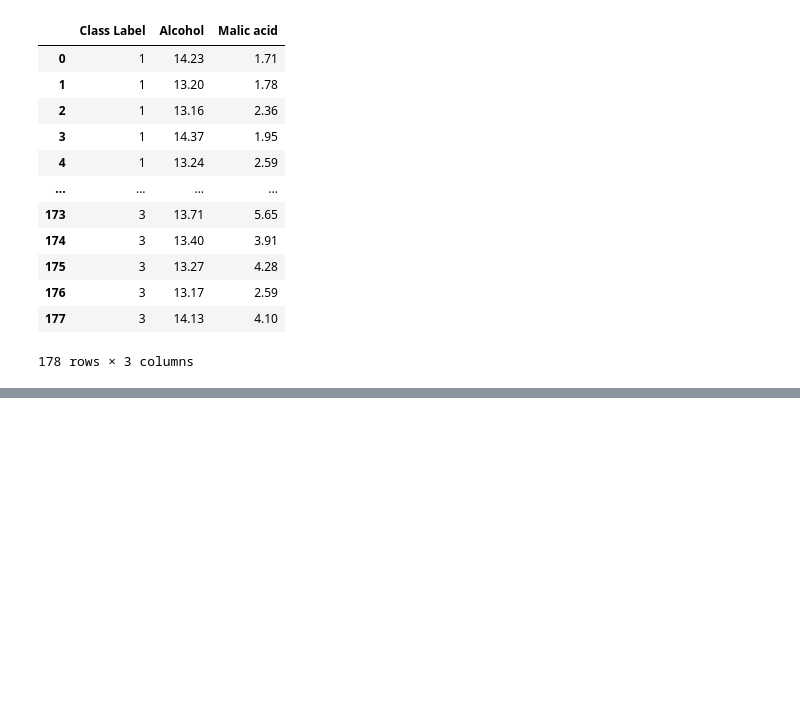
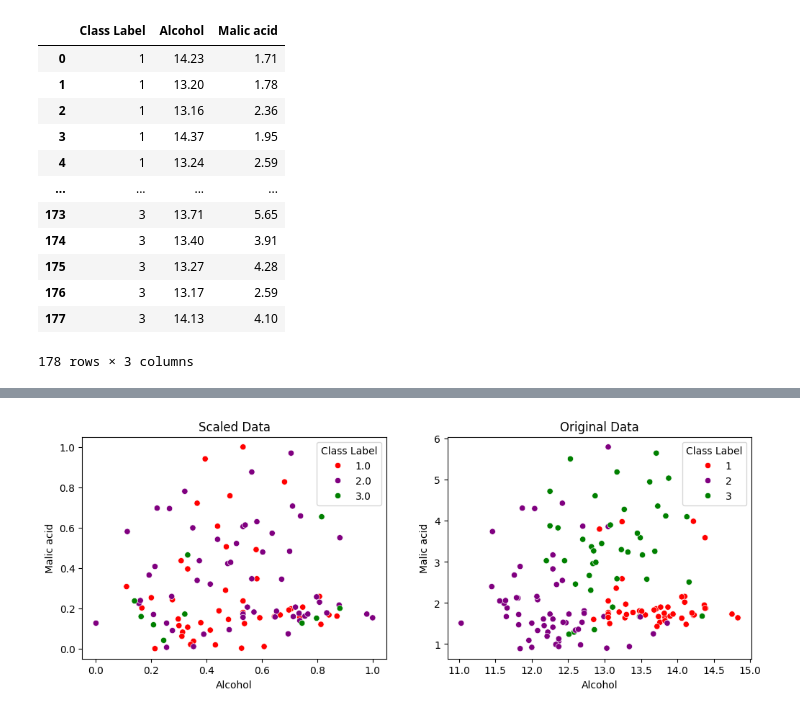
Before and after one commit to sanskar-gh/colab_notebooks, a Jupyter notebook: FEATURE ENGINEERING/MINMAXSCALING/min_max_scaling.ipynb, the cells around one changed output, grey strips where cells are left out. Saved outputs shown, nothing was run; the diff lists cells and outputs as text; code cells hidden in the pictures; blank space fills up the shorter version.

```diff
--- a/FEATURE ENGINEERING/MINMAXSCALING/min_max_scaling.ipynb
+++ b/FEATURE ENGINEERING/MINMAXSCALING/min_max_scaling.ipynb
@@ -25,0 +46,2 @@ df
+# %%
+X_train, X_test, Y_train, Y_test = train_test_split((df.drop('Class Label', axis = 1)), df['Class Label'], test_size = 0.2, random_state=42)
@@ -25,0 +71,8 @@ df
+# %%
+scaler = MinMaxScaler()
+scaler.fit(X_train)
+X_train_scaled_data = scaler.transform(X_train)
+X_test_scaled_data = scaler.transform(X_test)
+# %%
+X_train_scaled_data = pd.DataFrame(X_train_scaled_data, columns=X_train.columns)
+X_test_scaled_data = pd.DataFrame(X_test_scaled_data, columns=X_test.columns)
@@ -25,0 +103,10 @@ df
+# %%
+color_dic = {1 : 'red', 2 : 'purple', 3 : 'blue'}
+fig, axes = plt.subplots(1, 2, figsize = (12,4))
+sns.scatterplot(data = X_train_scaled_data, x = 'Alcohol', y = 'Malic acid', hue = Y_train , ax=axes[0], palette = color_dict)
+sns.scatterplot(data = X_train, x = 'Alcohol' ,y = 'Malic acid', hue = Y_train, ax=axes[1], palette = color_dict)
+axes[0].set_title('Scaled Data')
+axes[1].set_title('Original Data')
+plt.show()
+# %% [output]
+[figure, added]
```
Also changed, not shown: parts of 9 cells of this notebook.
